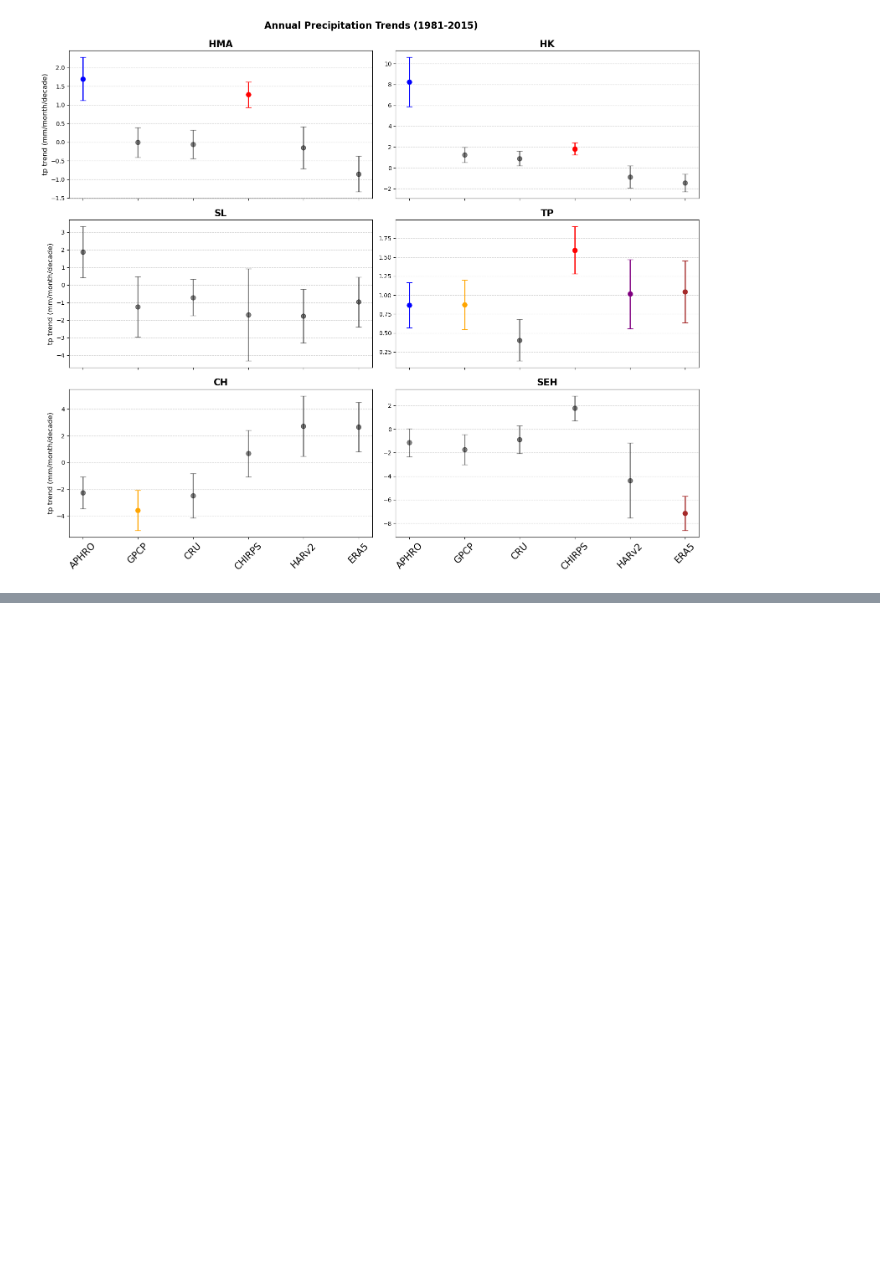
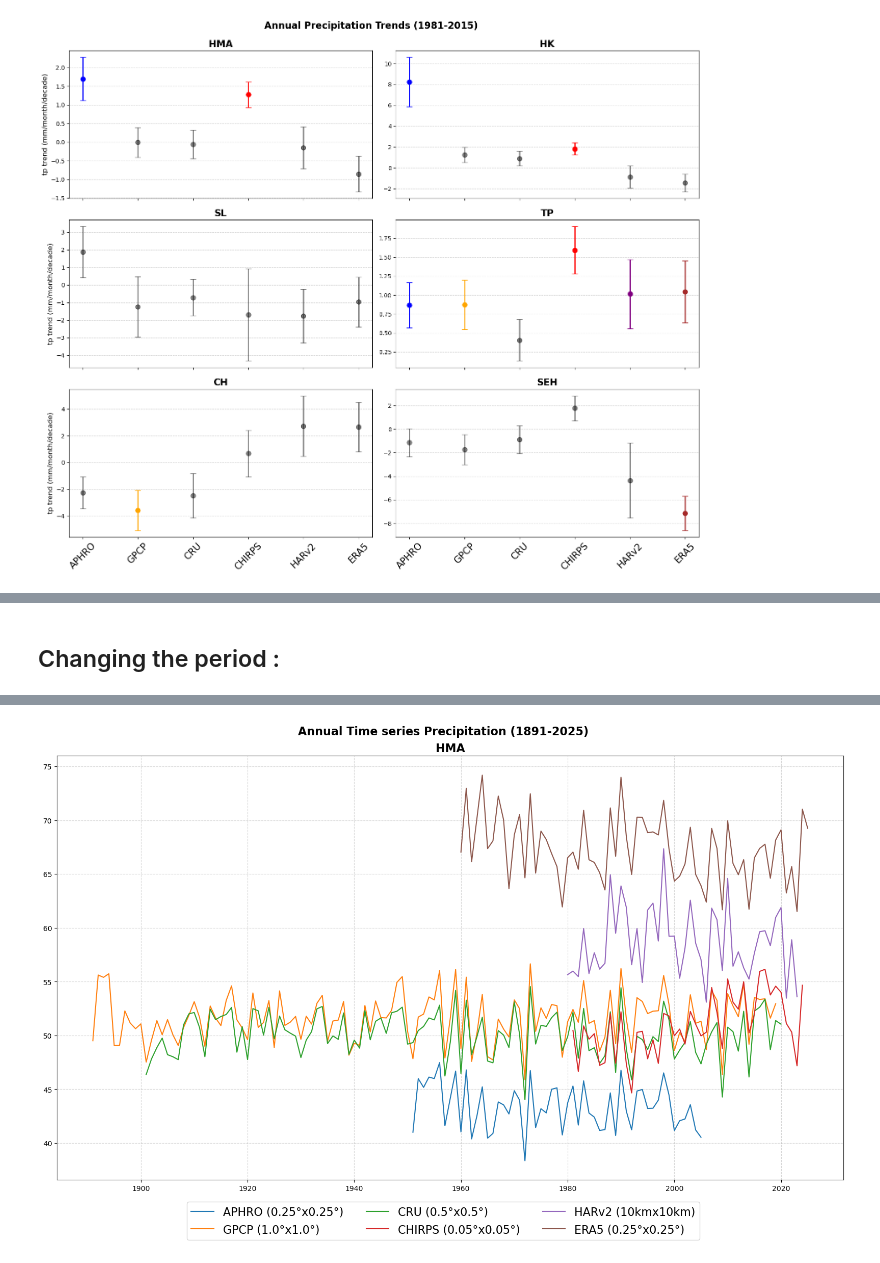
Before and after one commit to jeremy-brice/StageM2_IVT, a Jupyter notebook: time_series/Timeseries_tp_annual_domains_datasets.ipynb, the cells around one changed output, grey strips where cells are left out. Saved outputs shown, nothing was run; the diff lists cells and outputs as text; code cells hidden in the pictures; blank space fills up the shorter version.

Commit message:
Timeseries summary & 1960-2025 era5 period & % trend

```diff
--- a/time_series/Timeseries_tp_annual_domains_datasets.ipynb
+++ b/time_series/Timeseries_tp_annual_domains_datasets.ipynb
@@ -208,0 +426,2 @@ plt.show()
+# %% [markdown]
+## Changing the period :
@@ -208,0 +472,76 @@ plt.show()
+# %%
+resolutions = {'APHRO': '0.25°x0.25°',
+               'GPCP': '1.0°x1.0°',
+               'CRU': '0.5°x0.5°',
+               'CHIRPS': '0.05°x0.05°',
+               'HARv2': '10kmx10km',
+               'ERA5': '0.25°x0.25°'}
+
+dom='HMA'
+
+#============== tableau des p-values ==========================
+
+cols = ['trend', 'std error', 'mean', 'std']
+table = pd.DataFrame(index=models, columns=cols)
+pvals = pd.Series(index=models)
+
+for model in models:
+    df = stats_datasets[model][dom]
+
+    table.loc[model, 'trend'] = df.loc[df['stat']=='slope','value'].values[0] * 10
+    table.loc[model, 'mean']  = df.loc[df['stat']=='mean','value'].values[0]
+    table.loc[model, 'std']   = df.loc[df['stat']=='std','value'].values[0]
+    table.loc[model, 'std error'] = df.loc[df['stat']=='std_err','value'].values[0]
+
+    pvals.loc[model] = df.loc[df['stat']=='p_value','value'].values[0]
+
+def bold_sig(val, p):
+    if p < 0.05:
+        return 'font-weight: bold'
+    return ''
+
+styled_table = table.style.apply(
+    lambda x: [
+        bold_sig(v, pvals.loc[x.name]) if col == 'trend' else ''
+        for col, v in x.items()
+    ],
+    axis=1
+).format("{:.2f}")
+
+display(styled_table)
+
+# ====================== plot time series ========================
+
+fig, ax = plt.subplots(figsize=(16,10))
+axes = axes.flatten()
+
+for model in models:
+    da = tp_datasets[model][dom]
+    ax.plot(da['year'], da['tp'], linestyle='-', label=f'{model} ({resolutions[model]})', linewidth=1.5)
+
+ax.set_title(dom, fontsize=16, weight="bold")
+
+if i in [0, 2, 4]:  # colonne gauche
+    ax.set_ylabel('tp (mm month⁻¹)', fontsize=12)
+if i in [4, 5]:  # ligne du bas
+    ax.tick_params(labelbottom=True)
+if i in [0,1,2,3]:
+    ax.tick_params(labelbottom=False)
+
+ax.grid(True, linestyle='--', alpha=0.5)
+
+handles, labels = ax.get_legend_handles_labels()
+fig.legend(
+    handles,
+    labels,
+    loc='lower center',
+    bbox_to_anchor=(0.5, -0.04),
+    ncol=3,
+    fontsize=16,
+    frameon=True
+)
+fig.suptitle(f'Annual Time series Precipitation (1891-2025)', fontsize=16, weight='bold')
+
+plt.tight_layout(rect=[0,0.05,1,1])
+plt.show()
+# %% [output]
@@ -208,0 +555 @@ plt.show()
+[figure, added]
```
Also changed, not shown: parts of 14 cells of this notebook, 2 other files.
